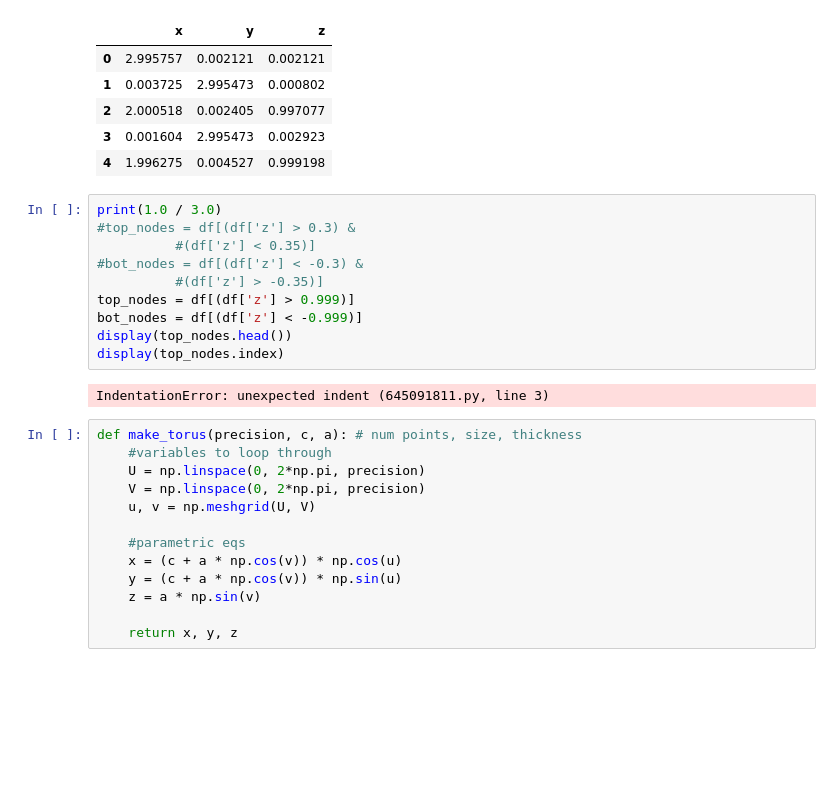
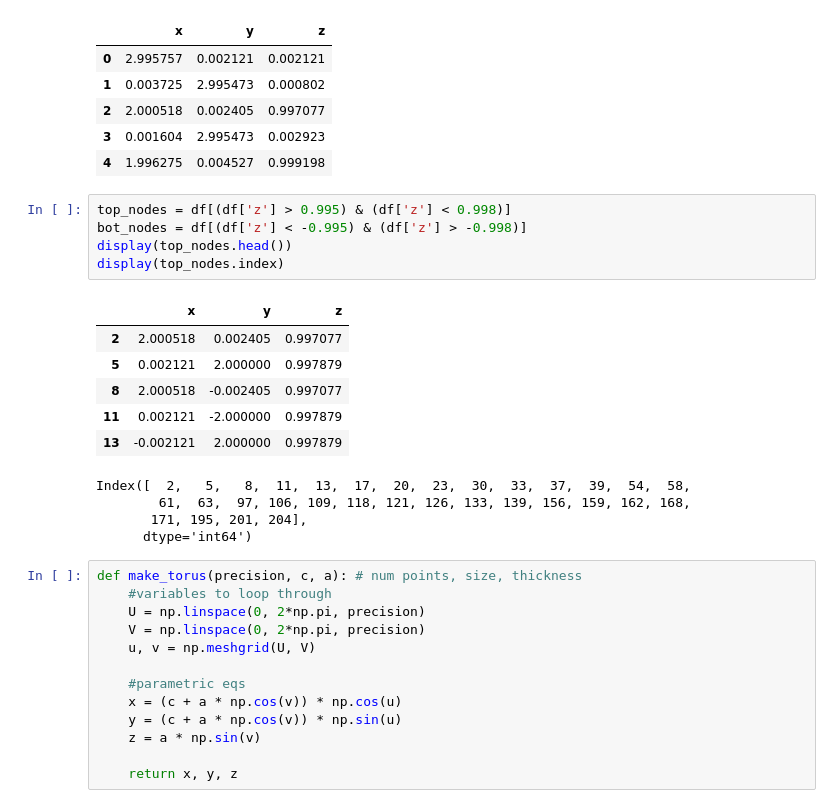
Before and after one commit to Umich-NASA-Big-Idea-Challenge/Speccing, a Jupyter notebook: Meshed_Calcs.ipynb, the cells around one changed output. Saved outputs shown, nothing was run; the diff lists cells and outputs as text; blank space fills up the shorter version.

```diff
--- a/Meshed_Calcs.ipynb
+++ b/Meshed_Calcs.ipynb
@@ -14,17 +14,21 @@ df.head()
 | 3 | 0.001604 | 2.995473 | 0.002923 |
 | 4 | 1.996275 | 0.004527 | 0.999198 |
 # %%
-print(1.0 / 3.0)
-#top_nodes = df[(df['z'] > 0.3) &
-          #(df['z'] < 0.35)]
-#bot_nodes = df[(df['z'] < -0.3) &
-          #(df['z'] > -0.35)]
-top_nodes = df[(df['z'] > 0.999)]
-bot_nodes = df[(df['z'] < -0.999)]
+top_nodes = df[(df['z'] > 0.995) & (df['z'] < 0.998)]
+bot_nodes = df[(df['z'] < -0.995) & (df['z'] > -0.998)]
 display(top_nodes.head())
 display(top_nodes.index)
 # %% [output]
+|  | x | y | z |
+| 2 | 2.000518 | 0.002405 | 0.997077 |
+| 5 | 0.002121 | 2.000000 | 0.997879 |
+| 8 | 2.000518 | -0.002405 | 0.997077 |
+| 11 | 0.002121 | -2.000000 | 0.997879 |
+| 13 | -0.002121 | 2.000000 | 0.997879 |
-IndentationError: unexpected indent (645091811.py, line 3)
+Index([  2,   5,   8,  11,  13,  17,  20,  23,  30,  33,  37,  39,  54,  58,
+        61,  63,  97, 106, 109, 118, 121, 126, 133, 139, 156, 159, 162, 168,
+       171, 195, 201, 204],
+      dtype='int64')
 # %%
 def make_torus(precision, c, a): # num points, size, thickness
     #variables to loop through
```
Also changed, not shown: parts of 8 cells of this notebook, 2 other files.
